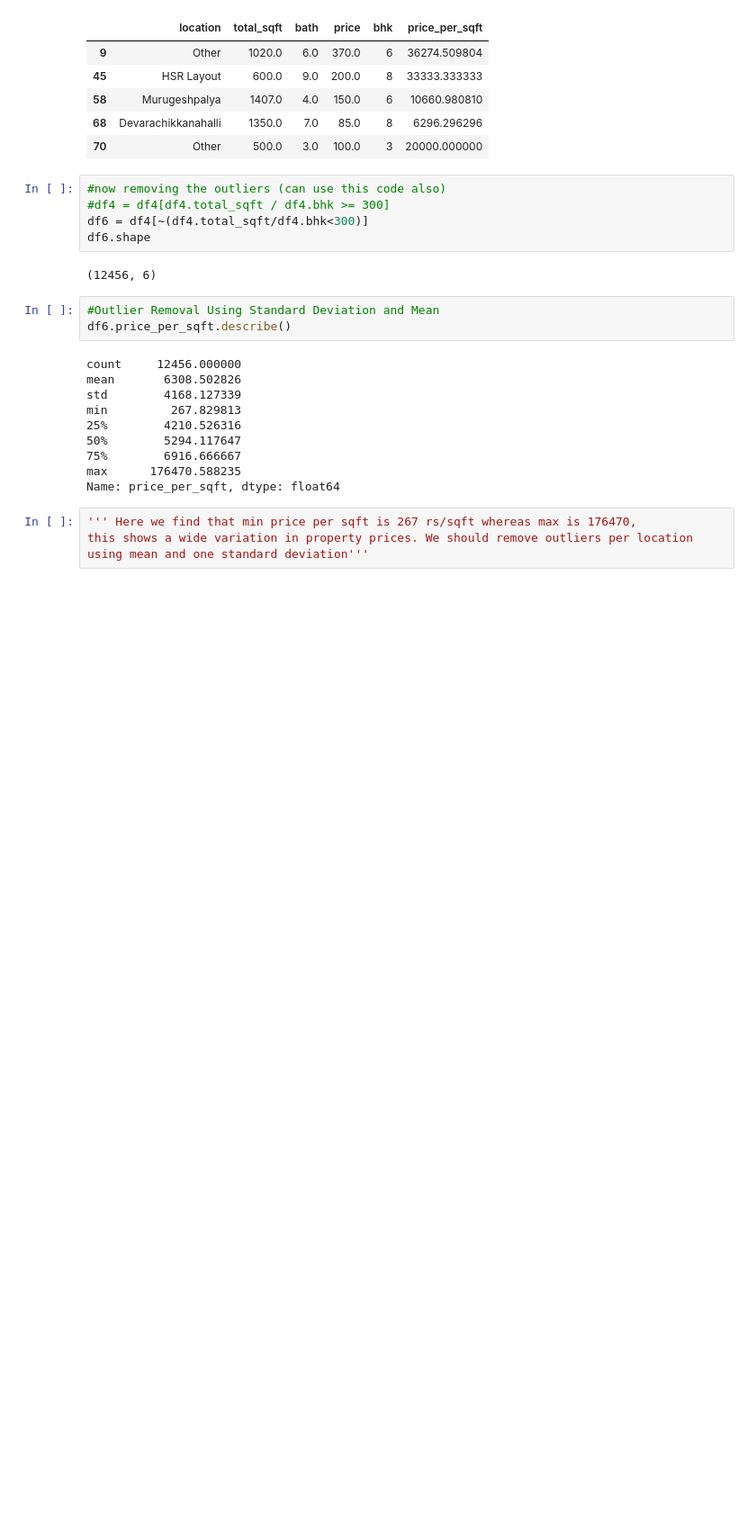
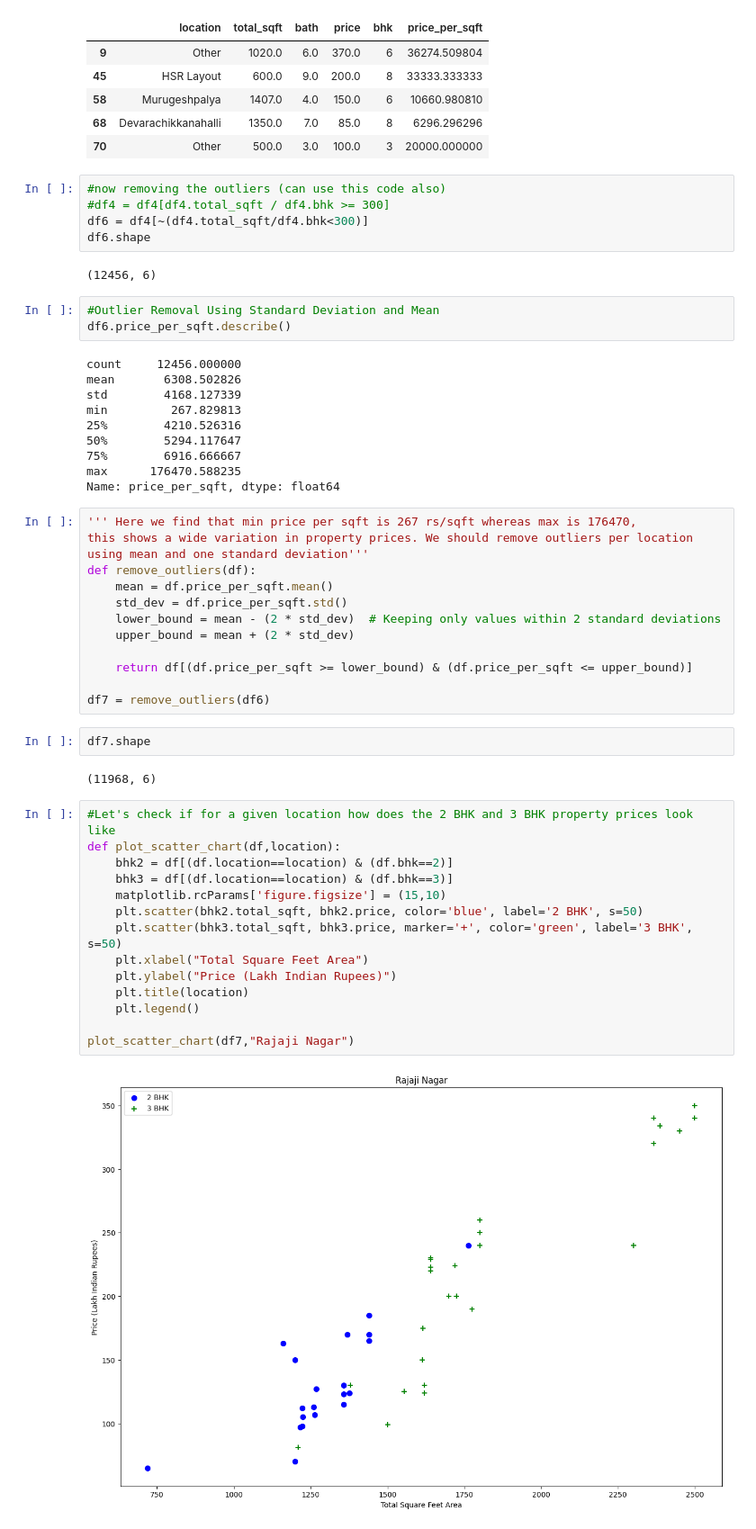
Before and after one commit to namankunwar/projects, a Jupyter notebook: real_estate_price_prediction/code.ipynb, the cells around one changed output. Shown: that part at 90% size. Saved outputs shown, nothing was run; the diff lists cells and outputs as text; blank space fills up the shorter version.

```diff
--- a/real_estate_price_prediction/code.ipynb
+++ b/real_estate_price_prediction/code.ipynb
@@ -295,3 +296,32 @@ Name: price_per_sqft, dtype: float64
 # %%
 ''' Here we find that min price per sqft is 267 rs/sqft whereas max is 176470,
 this shows a wide variation in property prices. We should remove outliers per location using mean and one standard deviation'''
+def remove_outliers(df):
+    mean = df.price_per_sqft.mean()
+    std_dev = df.price_per_sqft.std()
+    lower_bound = mean - (2 * std_dev)  # Keeping only values within 2 standard deviations
+    upper_bound = mean + (2 * std_dev)
+
+    return df[(df.price_per_sqft >= lower_bound) & (df.price_per_sqft <= upper_bound)]
+
+df7 = remove_outliers(df6)
+# %%
+df7.shape
+# %% [output]
+(11968, 6)
+# %%
+#Let's check if for a given location how does the 2 BHK and 3 BHK property prices look like
+def plot_scatter_chart(df,location):
+    bhk2 = df[(df.location==location) & (df.bhk==2)]
+    bhk3 = df[(df.location==location) & (df.bhk==3)]
+    matplotlib.rcParams['figure.figsize'] = (15,10)
+    plt.scatter(bhk2.total_sqft, bhk2.price, color='blue', label='2 BHK', s=50)
+    plt.scatter(bhk3.total_sqft, bhk3.price, marker='+', color='green', label='3 BHK', s=50)
+    plt.xlabel("Total Square Feet Area")
+    plt.ylabel("Price (Lakh Indian Rupees)")
+    plt.title(location)
+    plt.legend()
+
+plot_scatter_chart(df7,"Rajaji Nagar")
+# %% [output]
+[figure, added]
```
Also changed, not shown: parts of 32 cells of this notebook.
